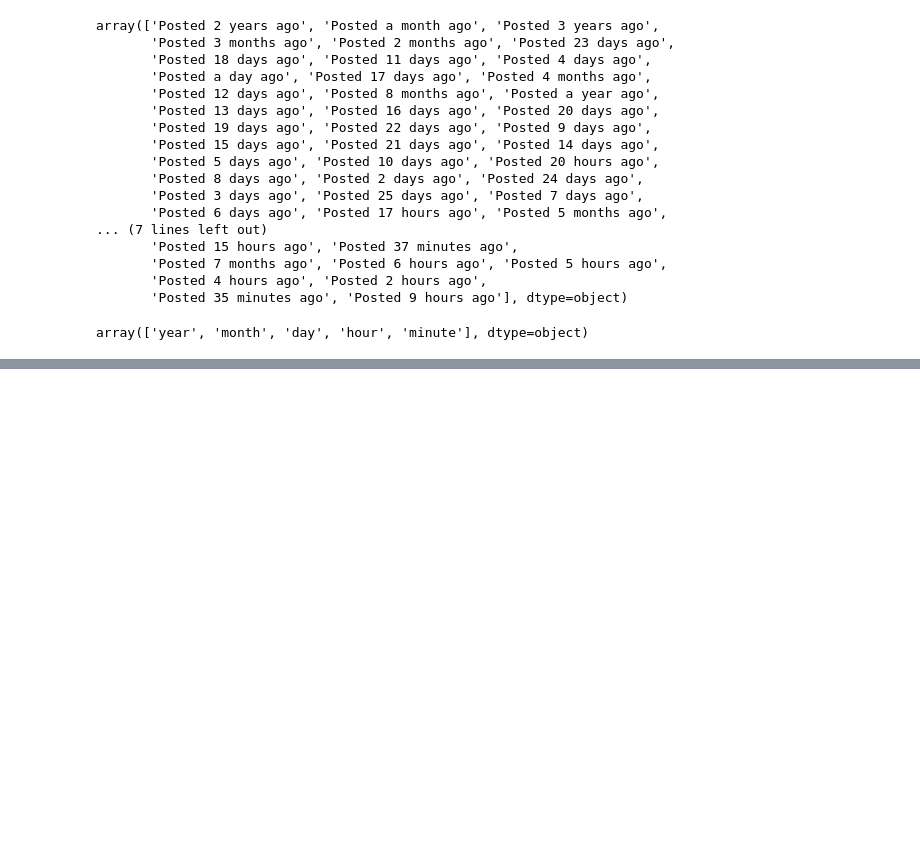
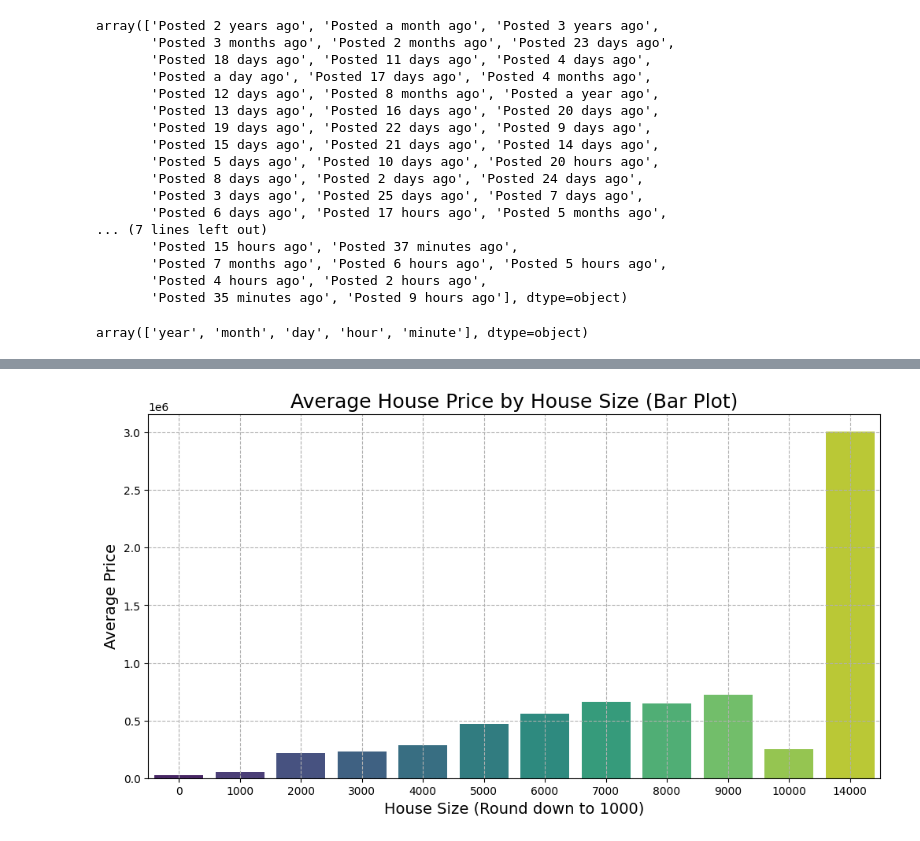
Before and after one commit to prkshayush/house-price-prediction, a Jupyter notebook: main.ipynb, the cells around one changed output, grey strips where cells are left out. Cells and saved outputs as stored; diff of their text form; code cells hidden in the pictures; blank space fills up the shorter version.

```diff
--- a/main.ipynb
+++ b/main.ipynb
@@ -202,0 +332,12 @@ array(['year', 'month', 'day', 'hour', 'minute'], dtype=object)
+# %%
+plt.figure(figsize=(12, 6))
+sns.barplot(x=house_size_price_mean.index, y=house_size_price_mean.values, palette='viridis')
+plt.title('Average House Price by House Size (Bar Plot)', fontsize=18)
+plt.xlabel('House Size (Round down to 1000)', fontsize=14)
+plt.ylabel('Average Price', fontsize=14)
+plt.xticks(rotation=0, fontsize=10)
+plt.yticks(fontsize=10)
+plt.grid(linestyle='--')
+plt.show()
+# %% [output]
+[figure, added]
```
Also changed, not shown: parts of 21 cells of this notebook, 2 other files.
